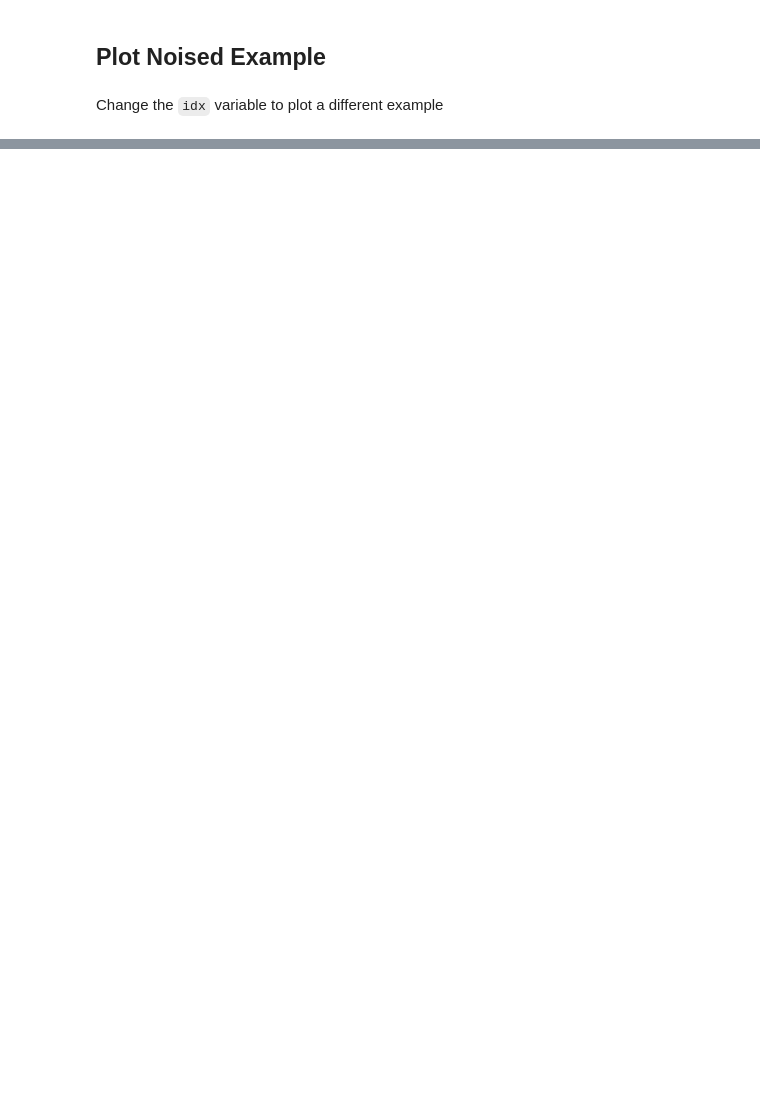
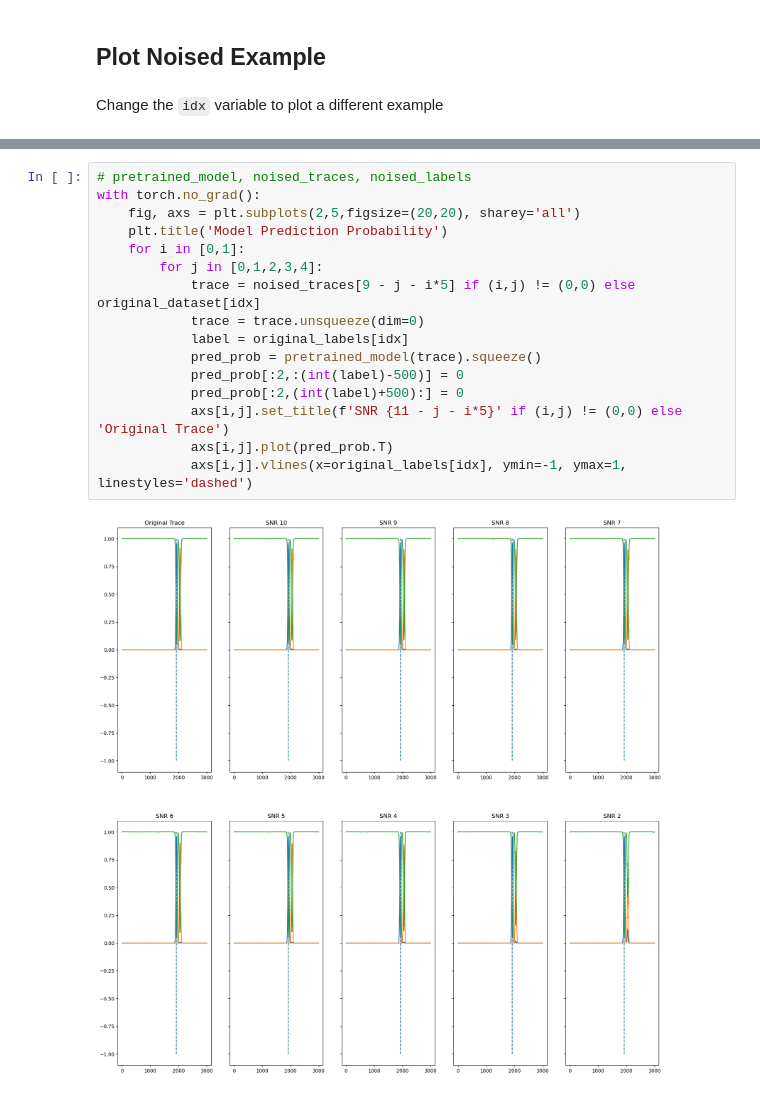
Before and after one commit to moshebeutel/summer_2022_Seismology, a Jupyter notebook: notebooks/model_evaluation.ipynb, the cells around one changed output, grey strips where cells are left out. Saved outputs shown, nothing was run; the diff lists cells and outputs as text; blank space fills up the shorter version.

```diff
--- a/notebooks/model_evaluation.ipynb
+++ b/notebooks/model_evaluation.ipynb
@@ -218,0 +256,18 @@ for i in [0,1]:
+# %%
+# pretrained_model, noised_traces, noised_labels
+with torch.no_grad():
+    fig, axs = plt.subplots(2,5,figsize=(20,20), sharey='all')
+    plt.title('Model Prediction Probability')
+    for i in [0,1]:
+        for j in [0,1,2,3,4]:
+            trace = noised_traces[9 - j - i*5] if (i,j) != (0,0) else original_dataset[idx]
+            trace = trace.unsqueeze(dim=0)
+            label = original_labels[idx]
+            pred_prob = pretrained_model(trace).squeeze()
+            pred_prob[:2,:(int(label)-500)] = 0
+            pred_prob[:2,(int(label)+500):] = 0
+            axs[i,j].set_title(f'SNR {11 - j - i*5}' if (i,j) != (0,0) else 'Original Trace')
+            axs[i,j].plot(pred_prob.T)
+            axs[i,j].vlines(x=original_labels[idx], ymin=-1, ymax=1, linestyles='dashed')
+# %% [output]
+[figure, added]
```
Also changed, not shown: parts of 11 cells of this notebook, 1 other file.
